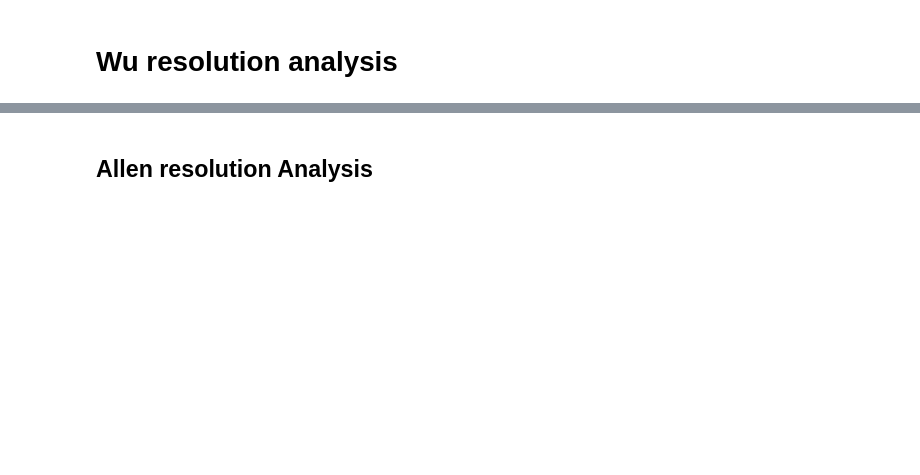
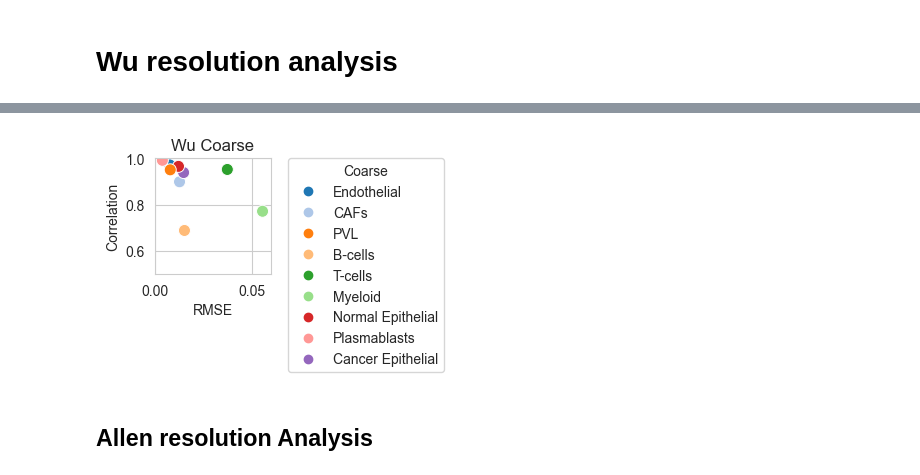
Before and after one commit to ComputationalBiomedicineGroup/rectangle_paper, a Jupyter notebook: notebooks/figure_3.ipynb, the cells around one changed output, grey strips where cells are left out. Saved outputs shown, nothing was run; the diff lists cells and outputs as text; code cells hidden in the pictures; blank space fills up the shorter version.

```diff
--- a/notebooks/figure_3.ipynb
+++ b/notebooks/figure_3.ipynb
@@ -1138,27 +1010,26 @@ plt.show()
 # %%
-cell_palette.update({
-    'CAFs': '#66C2A5',               # stromal/CAF family
-    'Myeloid': '#FC8D62',            # macrophage/monocyte-heavy myeloid color you use
-    'Cancer_Epithelial': '#8DA0CB',  # cancer family (distinct from stromal/immune)
-    'Normal_Epithelial': '#FC8D62',  # epithelial/luminal family you already use
-    'T-cells': '#FFD92F',            # T cells family
-    'B-cells': '#66C2A5',            # B cells family
-    'PVL': '#FC8D62',                # PVL family you set to luminal/orange
-    'Endothelial': '#66C2A5',        # endothelial/stromal-like green
-})
-sns.set_style("whitegrid")
+wu_coarse_df = build_wu_plot_df(wu_coarse_r_cell_avg, wu_coarse_rsme_cell_avg)
+
+sns.set_style('whitegrid')
 plt.figure(figsize=(1.5, 1.5))
-# set y lim from 0 to 1
-plt.xlim(0, 0.08)
-plt.ylim(0.3, 1)
-sns.scatterplot(data=wu_coarse_r_cell_avg.to_frame(name='Correlation').join(wu_coarse_rsme_cell_avg.to_frame(name='RMSE')), x='RMSE', y='Correlation', hue=wu_coarse_r_cell_avg.index, s=75, palette=cell_palette)
+plt.xlim(0, 0.06)
+plt.ylim(0.5, 1)
+ax = sns.scatterplot(
+    data=wu_coarse_df,
+    x='RMSE',
+    y='Correlation',
+    hue='coarse',
+    s=75,
+    palette=wu_coarse_color_map,
+    legend=False,
+)
 plt.title('Wu Coarse')
-#legend in two rows
-plt.legend(bbox_to_anchor=(1.15, 1), loc=2, borderaxespad=0., ncol=1)
-#tight layout
-#save the whole figure
+wu_coarse_order = [c for c in wu_mappings['Coarse'].drop_duplicates() if c in set(wu_coarse_df['coarse'])]
+add_wu_coarse_legend(ax, wu_coarse_order)
 plt.savefig('../figures/3d_scatter_wu_coarse.pdf', bbox_inches='tight')
 plt.show()
+# %% [output]
+[figure, added]
 # %% [markdown]
 ## Allen resolution Analysis
 # %%
```
Also changed, not shown: parts of 29 cells of this notebook, 8 other files.
